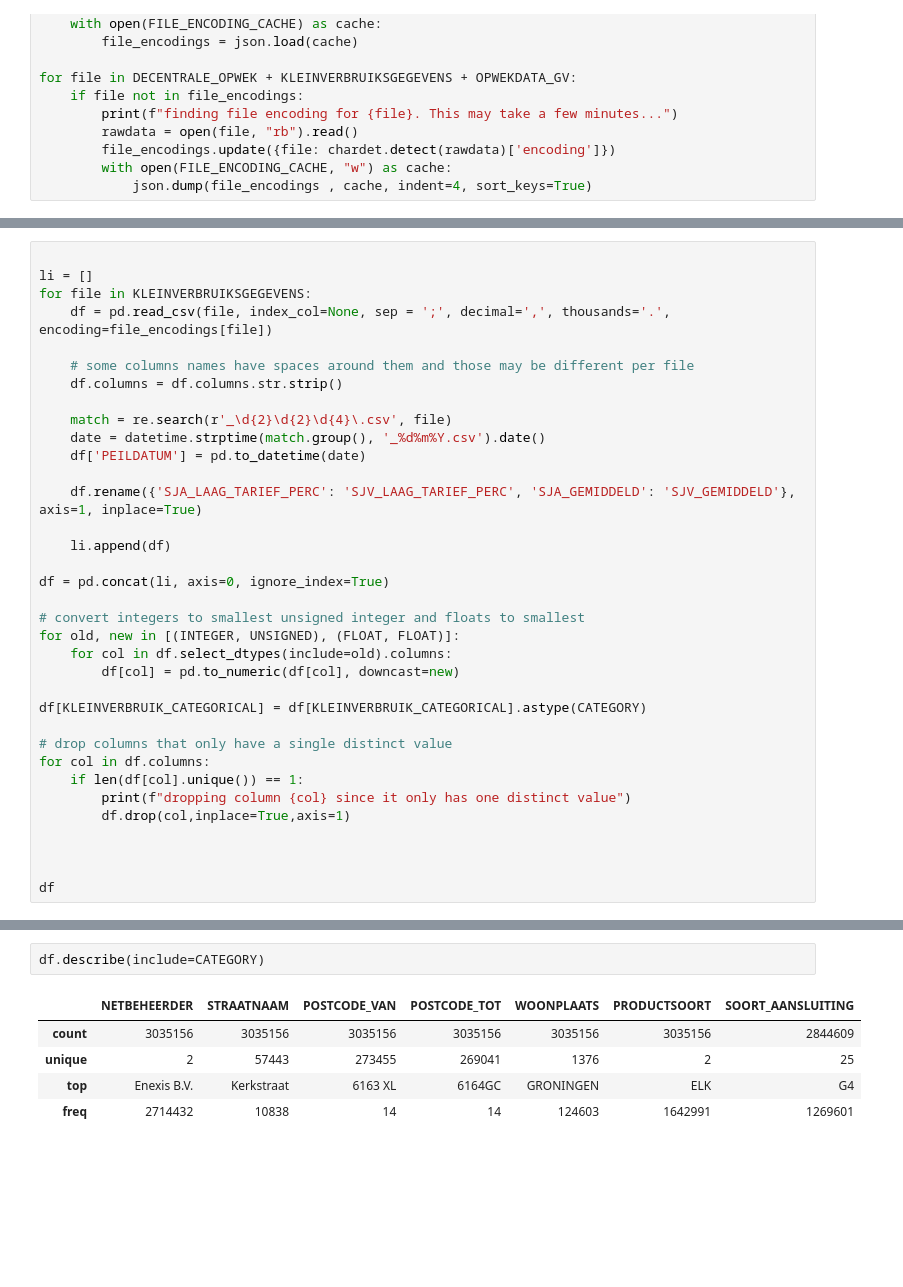
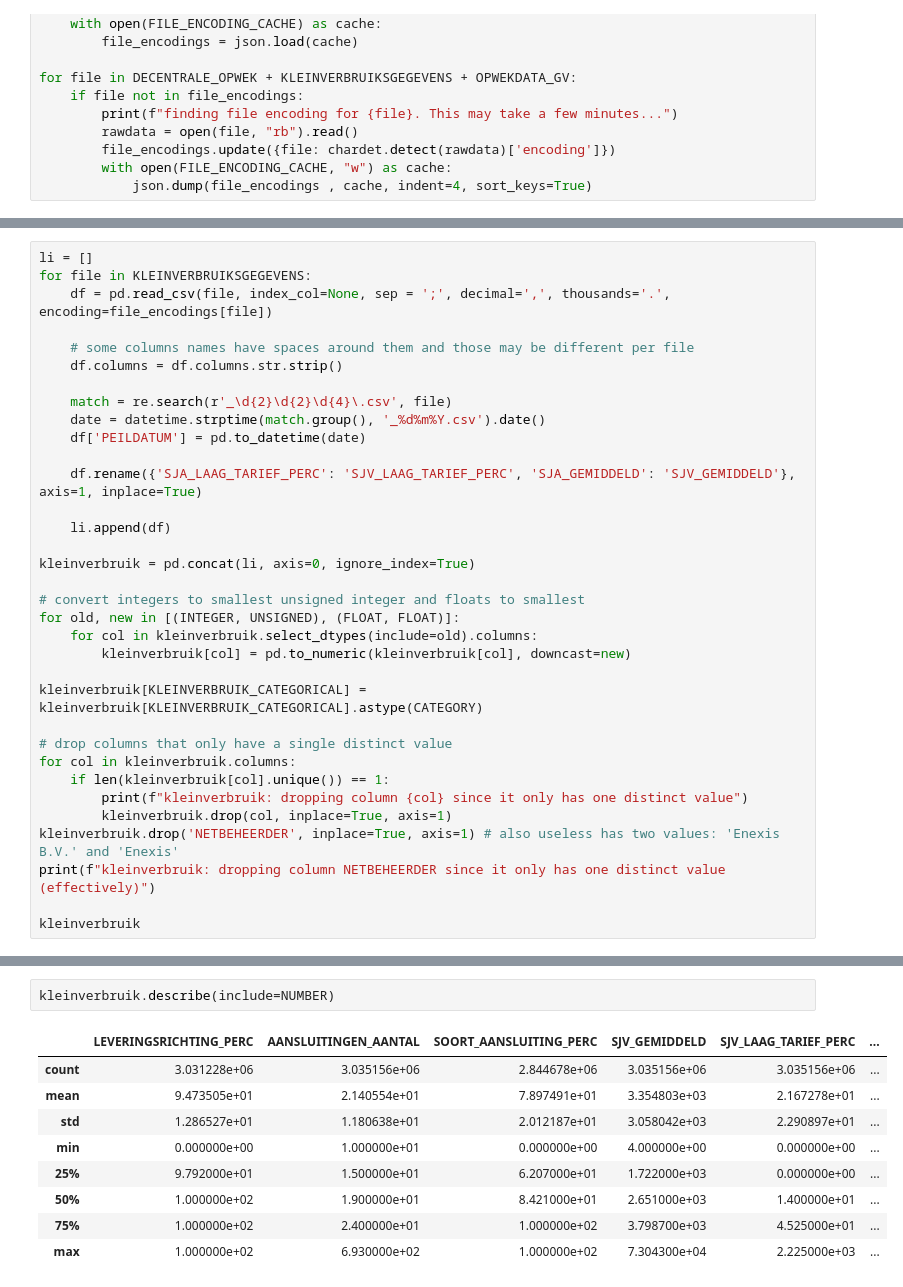
Before and after one commit to kjkoster/execute-enexis, a Jupyter notebook: notebooks/enexis exploration.ipynb, the cells around one changed output, grey strips where cells are left out. Saved outputs shown, nothing was run; the diff lists cells and outputs as text; blank space fills up the shorter version.

```diff
--- a/notebooks/enexis exploration.ipynb
+++ b/notebooks/enexis exploration.ipynb
@@ -100,5 +100,4 @@ for file in DECENTRALE_OPWEK + KLEINVERBRUIKSGEGEVENS + OPWEKDATA_GV:
 # %%
-
 li = []
 for file in KLEINVERBRUIKSGEGEVENS:
     df = pd.read_csv(file, index_col=None, sep = ';', decimal=',', thousands='.', encoding=file_encodings[file])
@@ -114,22 +113,22 @@ for file in KLEINVERBRUIKSGEGEVENS:
 
     li.append(df)
 
-df = pd.concat(li, axis=0, ignore_index=True)
+kleinverbruik = pd.concat(li, axis=0, ignore_index=True)
 
 # convert integers to smallest unsigned integer and floats to smallest
 for old, new in [(INTEGER, UNSIGNED), (FLOAT, FLOAT)]:
-    for col in df.select_dtypes(include=old).columns:
-        df[col] = pd.to_numeric(df[col], downcast=new)
+    for col in kleinverbruik.select_dtypes(include=old).columns:
+        kleinverbruik[col] = pd.to_numeric(kleinverbruik[col], downcast=new)
 
-df[KLEINVERBRUIK_CATEGORICAL] = df[KLEINVERBRUIK_CATEGORICAL].astype(CATEGORY)
+kleinverbruik[KLEINVERBRUIK_CATEGORICAL] = kleinverbruik[KLEINVERBRUIK_CATEGORICAL].astype(CATEGORY)
 
 # drop columns that only have a single distinct value
-for col in df.columns:
-    if len(df[col].unique()) == 1:
-        print(f"dropping column {col} since it only has one distinct value")
-        df.drop(col,inplace=True,axis=1)
+for col in kleinverbruik.columns:
+    if len(kleinverbruik[col].unique()) == 1:
+        print(f"kleinverbruik: dropping column {col} since it only has one distinct value")
+        kleinverbruik.drop(col, inplace=True, axis=1)
+kleinverbruik.drop('NETBEHEERDER', inplace=True, axis=1) # also useless has two values: 'Enexis B.V.' and 'Enexis'
+print(f"kleinverbruik: dropping column NETBEHEERDER since it only has one distinct value (effectively)")
 
-
-
-df
+kleinverbruik
 # %% [output]
@@ -174,8 +176,12 @@ memory usage: 170.4 MB
 # %%
-df.describe(include=CATEGORY)
+kleinverbruik.describe(include=NUMBER)
 # %% [output]
-|  | NETBEHEERDER | STRAATNAAM | POSTCODE_VAN | POSTCODE_TOT | WOONPLAATS | PRODUCTSOORT | SOORT_AANSLUITING |
-| count | 3035156 | 3035156 | 3035156 | 3035156 | 3035156 | 3035156 | 2844609 |
-| unique | 2 | 57443 | 273455 | 269041 | 1376 | 2 | 25 |
-| top | Enexis B.V. | Kerkstraat | 6163 XL | 6164GC | GRONINGEN | ELK | G4 |
-| freq | 2714432 | 10838 | 14 | 14 | 124603 | 1642991 | 1269601 |
+|  | LEVERINGSRICHTING_PERC | AANSLUITINGEN_AANTAL | SOORT_AANSLUITING_PERC | SJV_GEMIDDELD | SJV_LAAG_TARIEF_PERC | ... |
+| count | 3.031228e+06 | 3.035156e+06 | 2.844678e+06 | 3.035156e+06 | 3.035156e+06 | ... |
+| mean | 9.473505e+01 | 2.140554e+01 | 7.897491e+01 | 3.354803e+03 | 2.167278e+01 | ... |
+| std | 1.286527e+01 | 1.180638e+01 | 2.012187e+01 | 3.058042e+03 | 2.290897e+01 | ... |
+| min | 0.000000e+00 | 1.000000e+01 | 0.000000e+00 | 4.000000e+00 | 0.000000e+00 | ... |
+| 25% | 9.792000e+01 | 1.500000e+01 | 6.207000e+01 | 1.722000e+03 | 0.000000e+00 | ... |
+| 50% | 1.000000e+02 | 1.900000e+01 | 8.421000e+01 | 2.651000e+03 | 1.400000e+01 | ... |
+| 75% | 1.000000e+02 | 2.400000e+01 | 1.000000e+02 | 3.798700e+03 | 4.525000e+01 | ... |
+| max | 1.000000e+02 | 6.930000e+02 | 1.000000e+02 | 7.304300e+04 | 2.225000e+03 | ... |
```
Also changed, not shown: parts of 12 cells of this notebook.
